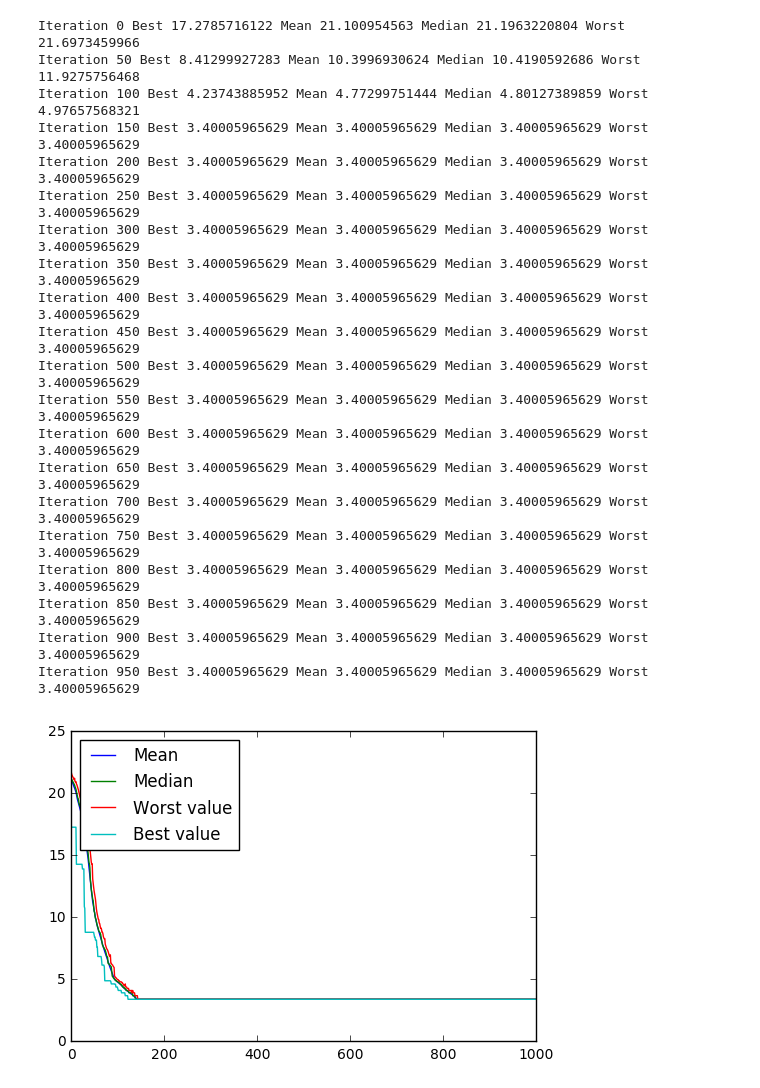
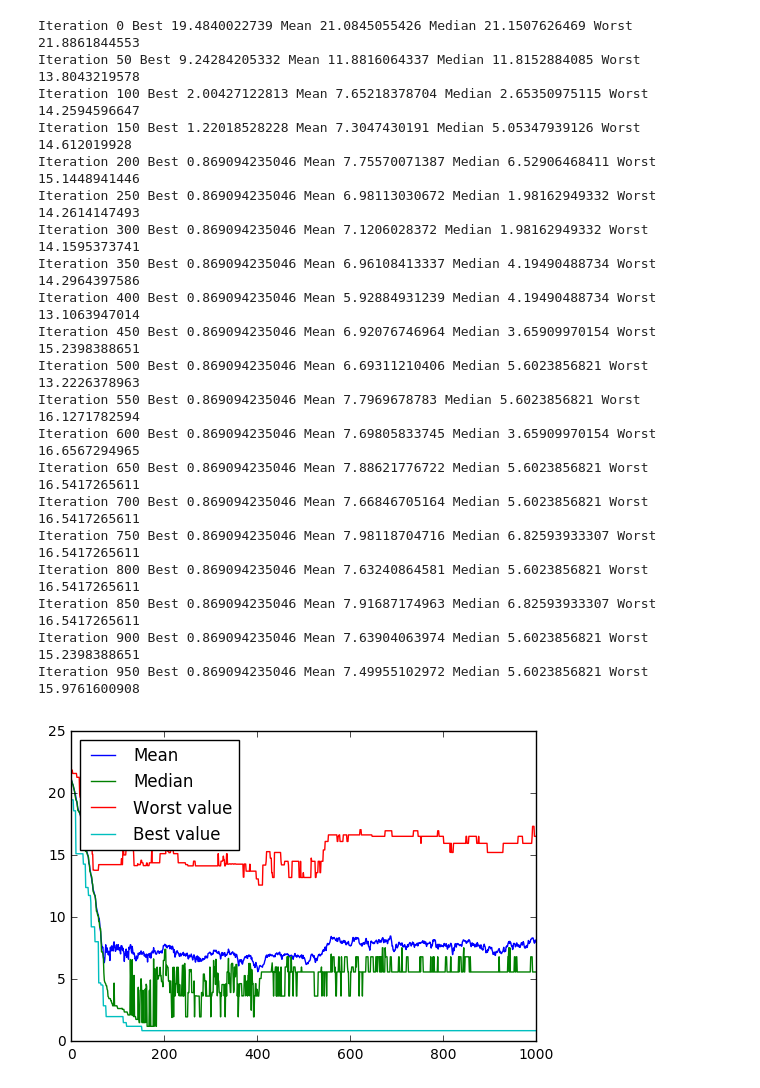
Before and after one commit to dtamarkov/evolutionary_algorithms, a Jupyter notebook: ga_simple.ipynb, the cells around one changed output. Saved outputs shown, nothing was run; the diff lists cells and outputs as text; code cells hidden in the pictures.

Commit message:
Added wheel selection + elitist selection + fixing non_uniform mutation bugs

```diff
--- a/ga_simple.ipynb
+++ b/ga_simple.ipynb
@@ -1,5 +1,7 @@
 # %%
+from __future__ import division
 %matplotlib inline
+
 
 import numpy as np
 import matplotlib.pyplot as plt
@@ -32,53 +34,54 @@ population = Population(chromosomes=initialization.uniform(n_population, lower,
 
 
 # Iterate simulating the evolutionary process
 for i in range(n_iterations):
     # Apply the function in each row to get the array of fitness
     fitness = fitness_function(population.chromosomes)
 
     # Log the values after the iteration
     mean = np.append(mean, np.mean(fitness))
     median = np.append(median, np.median(fitness))
     worst = np.append(worst, np.max(fitness))
     best = np.append(best, np.min(fitness))
 
     if i%50 == 0:
         print "Iteration", i, "Best", best[i], "Mean", mean[i], "Median", median[i], "Worst", worst[i]
 
     # Do the evolutionary process: selection -> crossover -> mutation ->
-    parents = selection.tournament(population.chromosomes, fitness, 5, 2, iterations=5 ,minimize=True)
+    parents = selection.wheel(population.chromosomes, fitness, N=3, M=1, iterations=20)
     children = crossover.two_point(parents, 1)
     children = mutation.pos_swap(children, 0.8)#, upper, lower, i, n_iterations)
-    population.chromosomes = selection.parent_replace(population.chromosomes, fitness, children)
+    population.chromosomes = selection.elitist(population.chromosomes, fitness, children,
+                                               fitness_function(children), n_population)
 
 if i > 0:
     x = np.arange(0, n_iterations)
     plt.plot(x, mean)
     plt.plot(x, median)
     plt.plot(x, worst,)
     plt.plot(x, best)
     plt.legend(['Mean', 'Median', 'Worst value', 'Best value'], loc='upper left')
 
     plt.show()
 # %% [output]
-Iteration 0 Best 17.2785716122 Mean 21.100954563 Median 21.1963220804 Worst 21.6973459966
-Iteration 50 Best 8.41299927283 Mean 10.3996930624 Median 10.4190592686 Worst 11.9275756468
-Iteration 100 Best 4.23743885952 Mean 4.77299751444 Median 4.80127389859 Worst 4.97657568321
-Iteration 150 Best 3.40005965629 Mean 3.40005965629 Median 3.40005965629 Worst 3.40005965629
-Iteration 200 Best 3.40005965629 Mean 3.40005965629 Median 3.40005965629 Worst 3.40005965629
-Iteration 250 Best 3.40005965629 Mean 3.40005965629 Median 3.40005965629 Worst 3.40005965629
-Iteration 300 Best 3.40005965629 Mean 3.40005965629 Median 3.40005965629 Worst 3.40005965629
-Iteration 350 Best 3.40005965629 Mean 3.40005965629 Median 3.40005965629 Worst 3.40005965629
-Iteration 400 Best 3.40005965629 Mean 3.40005965629 Median 3.40005965629 Worst 3.40005965629
-Iteration 450 Best 3.40005965629 Mean 3.40005965629 Median 3.40005965629 Worst 3.40005965629
-Iteration 500 Best 3.40005965629 Mean 3.40005965629 Median 3.40005965629 Worst 3.40005965629
-Iteration 550 Best 3.40005965629 Mean 3.40005965629 Median 3.40005965629 Worst 3.40005965629
-Iteration 600 Best 3.40005965629 Mean 3.40005965629 Median 3.40005965629 Worst 3.40005965629
-Iteration 650 Best 3.40005965629 Mean 3.40005965629 Median 3.40005965629 Worst 3.40005965629
-Iteration 700 Best 3.40005965629 Mean 3.40005965629 Median 3.40005965629 Worst 3.40005965629
-Iteration 750 Best 3.40005965629 Mean 3.40005965629 Median 3.40005965629 Worst 3.40005965629
-Iteration 800 Best 3.40005965629 Mean 3.40005965629 Median 3.40005965629 Worst 3.40005965629
-Iteration 850 Best 3.40005965629 Mean 3.40005965629 Median 3.40005965629 Worst 3.40005965629
-Iteration 900 Best 3.40005965629 Mean 3.40005965629 Median 3.40005965629 Worst 3.40005965629
-Iteration 950 Best 3.40005965629 Mean 3.40005965629 Median 3.40005965629 Worst 3.40005965629
+Iteration 0 Best 19.4840022739 Mean 21.0845055426 Median 21.1507626469 Worst 21.8861844553
+Iteration 50 Best 9.24284205332 Mean 11.8816064337 Median 11.8152884085 Worst 13.8043219578
+Iteration 100 Best 2.00427122813 Mean 7.65218378704 Median 2.65350975115 Worst 14.2594596647
+Iteration 150 Best 1.22018528228 Mean 7.3047430191 Median 5.05347939126 Worst 14.612019928
+Iteration 200 Best 0.869094235046 Mean 7.75570071387 Median 6.52906468411 Worst 15.1448941446
+Iteration 250 Best 0.869094235046 Mean 6.98113030672 Median 1.98162949332 Worst 14.2614147493
+Iteration 300 Best 0.869094235046 Mean 7.1206028372 Median 1.98162949332 Worst 14.1595373741
+Iteration 350 Best 0.869094235046 Mean 6.96108413337 Median 4.19490488734 Worst 14.2964397586
+Iteration 400 Best 0.869094235046 Mean 5.92884931239 Median 4.19490488734 Worst 13.1063947014
+Iteration 450 Best 0.869094235046 Mean 6.92076746964 Median 3.65909970154 Worst 15.2398388651
+Iteration 500 Best 0.869094235046 Mean 6.69311210406 Median 5.6023856821 Worst 13.2226378963
+Iteration 550 Best 0.869094235046 Mean 7.7969678783 Median 5.6023856821 Worst 16.1271782594
+Iteration 600 Best 0.869094235046 Mean 7.69805833745 Median 3.65909970154 Worst 16.6567294965
+Iteration 650 Best 0.869094235046 Mean 7.88621776722 Median 5.6023856821 Worst 16.5417265611
+Iteration 700 Best 0.869094235046 Mean 7.66846705164 Median 5.6023856821 Worst 16.5417265611
+Iteration 750 Best 0.869094235046 Mean 7.98118704716 Median 6.82593933307 Worst 16.5417265611
+Iteration 800 Best 0.869094235046 Mean 7.63240864581 Median 5.6023856821 Worst 16.5417265611
+Iteration 850 Best 0.869094235046 Mean 7.91687174963 Median 6.82593933307 Worst 16.5417265611
+Iteration 900 Best 0.869094235046 Mean 7.63904063974 Median 5.6023856821 Worst 15.2398388651
+Iteration 950 Best 0.869094235046 Mean 7.49955102972 Median 5.6023856821 Worst 15.9761600908
-[figure, old version]
+[figure, new version]
```
Also changed, not shown: parts of 3 cells of this notebook, 4 other files.
